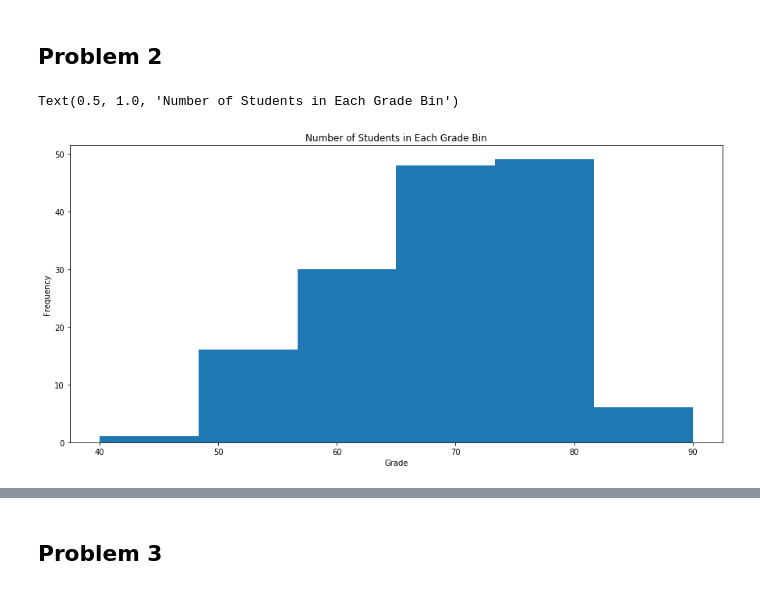
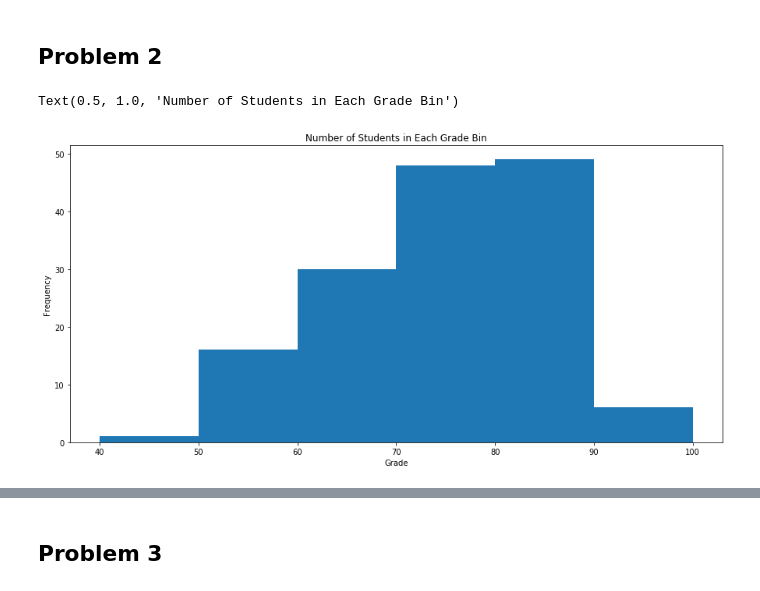
Before and after one commit to swarrier16/cs301_summaryTests, a Jupyter notebook: HW_05_Warrier.ipynb, the cells around one changed output, grey strips where cells are left out. Cells and saved outputs as stored; diff of their text form; code cells hidden in the pictures.

Commit message:
Added markdown and fixed histogram

```diff
--- a/HW_05_Warrier.ipynb
+++ b/HW_05_Warrier.ipynb
@@ -49,12 +65,17 @@ plt.legend()
 ## Problem 2
 # %%
 plt.rcParams["figure.figsize"] = (15, 7) # (w, h)
+df2 = df['Numeric Bin'].sort_values()
+s1 = pd.Series([100])
+df2 = df2.append(s1)
 
-plt.hist(df['Numeric Bin'], bins=6)
+
+
+plt.hist(df['Numeric Bin'], bins= (df2.unique()))
 
 plt.xlabel("Grade")
 plt.ylabel("Frequency")
 plt.title("Number of Students in Each Grade Bin")
 # %% [output]
 Text(0.5, 1.0, 'Number of Students in Each Grade Bin')
-[figure, old version]
+[figure, new version]
```
Also changed, not shown: parts of 3 cells of this notebook.
